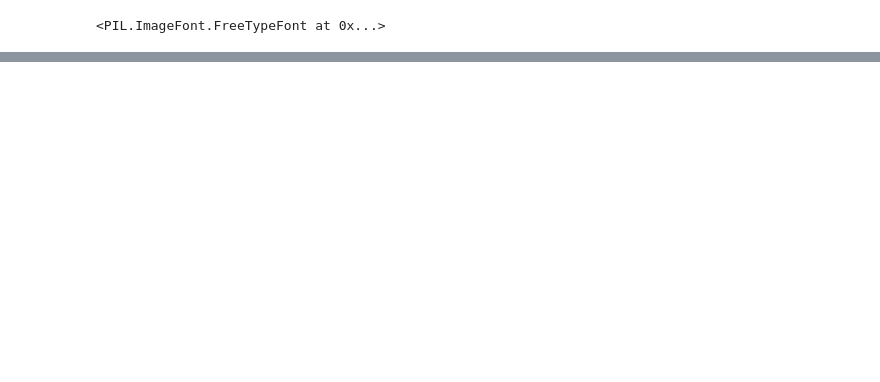
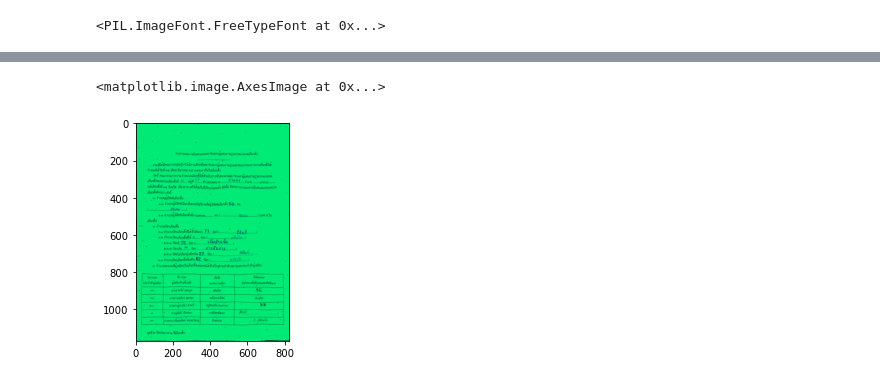
Before and after one commit to napatswift/vote-count, a Jupyter notebook: playground.ipynb, the cells around one changed output, grey strips where cells are left out. Drawn from its saved outputs; the diff is of its cells as text; code cells hidden in the pictures; blank space fills up the shorter version.

```diff
--- a/playground.ipynb
+++ b/playground.ipynb
@@ -633,0 +653,5 @@ Image.fromarray(aug_bboxes[0].draw_on_image(aug_images[0], size=1, color=[0, 0,
+# %%
+plt.imshow(aug_images[0])
+# %% [output]
+<matplotlib.image.AxesImage at 0x...>
+[figure, added]
```
Also changed, not shown: parts of 11 cells of this notebook, 8 other files.
